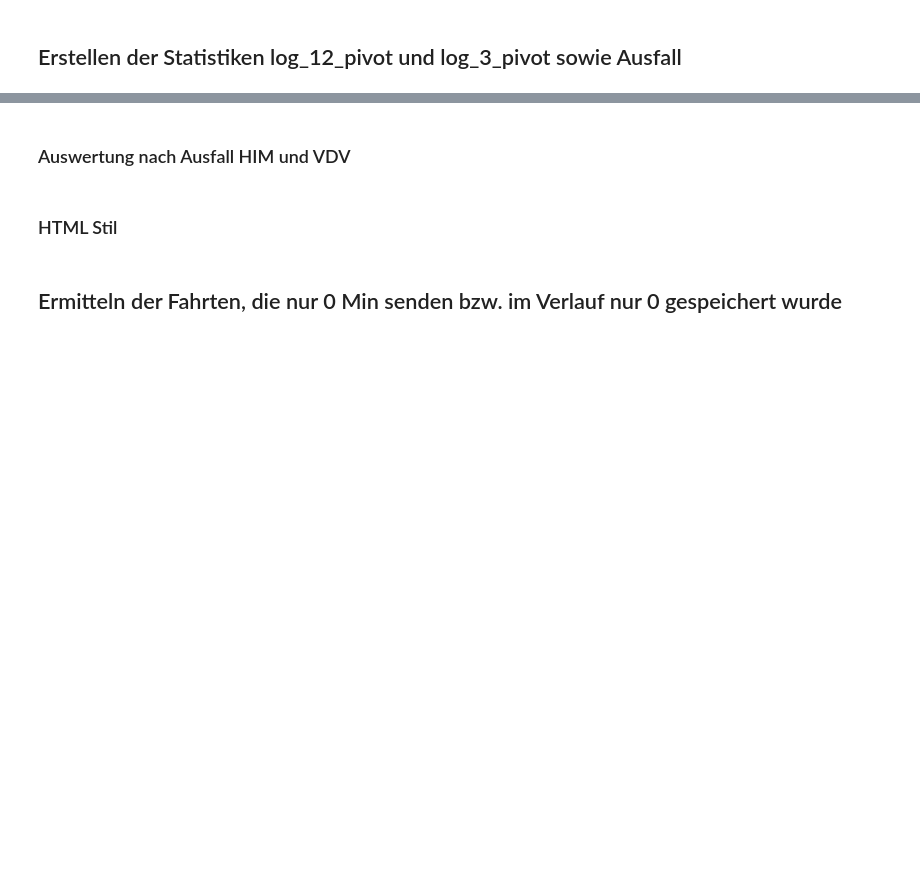
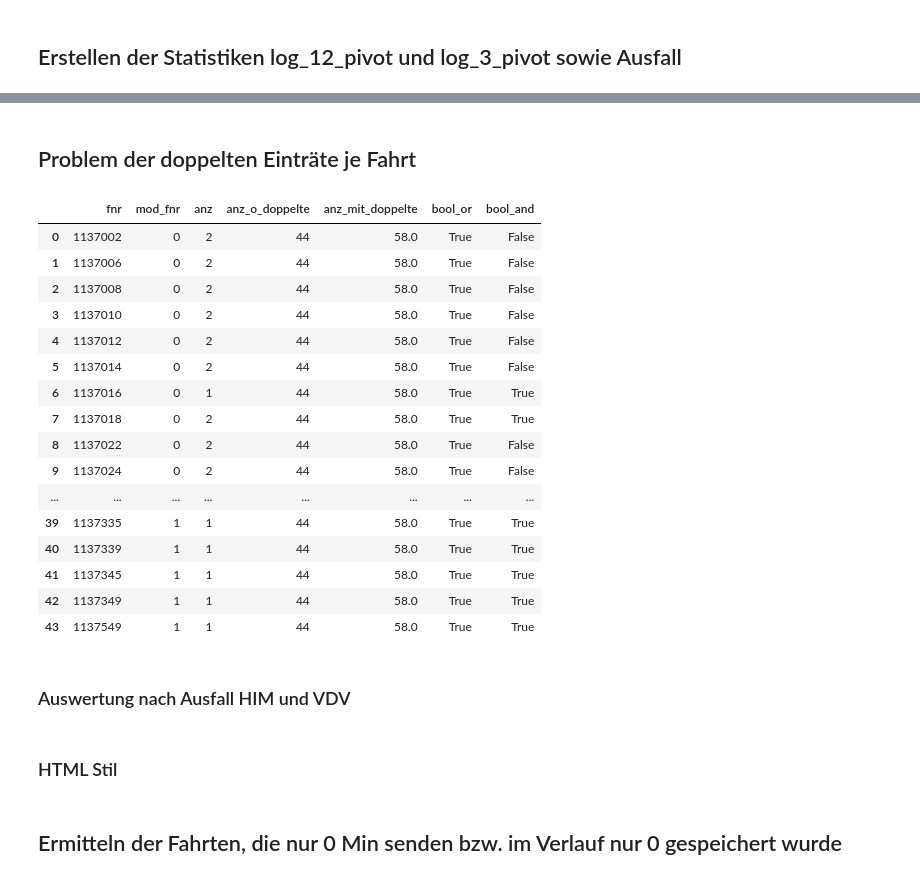
Before and after one commit to zvbn-code/rt2, a Jupyter notebook: rt_auswertung_parquet.ipynb, the cells around one changed output, grey strips where cells are left out. Saved outputs shown, nothing was run; the diff lists cells and outputs as text; code cells hidden in the pictures; blank space fills up the shorter version.

```diff
--- a/rt_auswertung_parquet.ipynb
+++ b/rt_auswertung_parquet.ipynb
@@ -431,3 +701,34 @@ rt.cursor.sql("from fahrten")
+# %% [markdown]
+## Problem der doppelten Einträte je Fahrt
+# %%
+rt.cursor.sql("""
+              select fnr, fnr::int % 2 as mod_fnr, count(*) as anz,
+              count() over() as anz_o_doppelte, sum(count(*)) over() as anz_mit_doppelte,
+              bool_or(hasrealtime) as bool_or, bool_and(hasrealtime) as bool_and
+              from fahrten
+              where
+              datum = '2026-06-17'
+              and lineid like 'de:VBN:137%'
+              group by all
+              order by mod_fnr, fnr""").df()
+# %% [output]
+|  | fnr | mod_fnr | anz | anz_o_doppelte | anz_mit_doppelte | bool_or | bool_and |
+| 0 | 1137002 | 0 | 2 | 44 | 58.0 | True | False |
+| 1 | 1137006 | 0 | 2 | 44 | 58.0 | True | False |
+| 2 | 1137008 | 0 | 2 | 44 | 58.0 | True | False |
+| 3 | 1137010 | 0 | 2 | 44 | 58.0 | True | False |
+| 4 | 1137012 | 0 | 2 | 44 | 58.0 | True | False |
+| 5 | 1137014 | 0 | 2 | 44 | 58.0 | True | False |
+| 6 | 1137016 | 0 | 1 | 44 | 58.0 | True | True |
+| 7 | 1137018 | 0 | 2 | 44 | 58.0 | True | True |
+| 8 | 1137022 | 0 | 2 | 44 | 58.0 | True | False |
+| 9 | 1137024 | 0 | 2 | 44 | 58.0 | True | False |
+| ... | ... | ... | ... | ... | ... | ... | ... |
+| 39 | 1137335 | 1 | 1 | 44 | 58.0 | True | True |
+| 40 | 1137339 | 1 | 1 | 44 | 58.0 | True | True |
+| 41 | 1137345 | 1 | 1 | 44 | 58.0 | True | True |
+| 42 | 1137349 | 1 | 1 | 44 | 58.0 | True | True |
+| 43 | 1137549 | 1 | 1 | 44 | 58.0 | True | True |
 # %%
 def sql_ebenen(ebenen):
             sql = f"""
```
Also changed, not shown: parts of 27 cells of this notebook, 3 other files.
